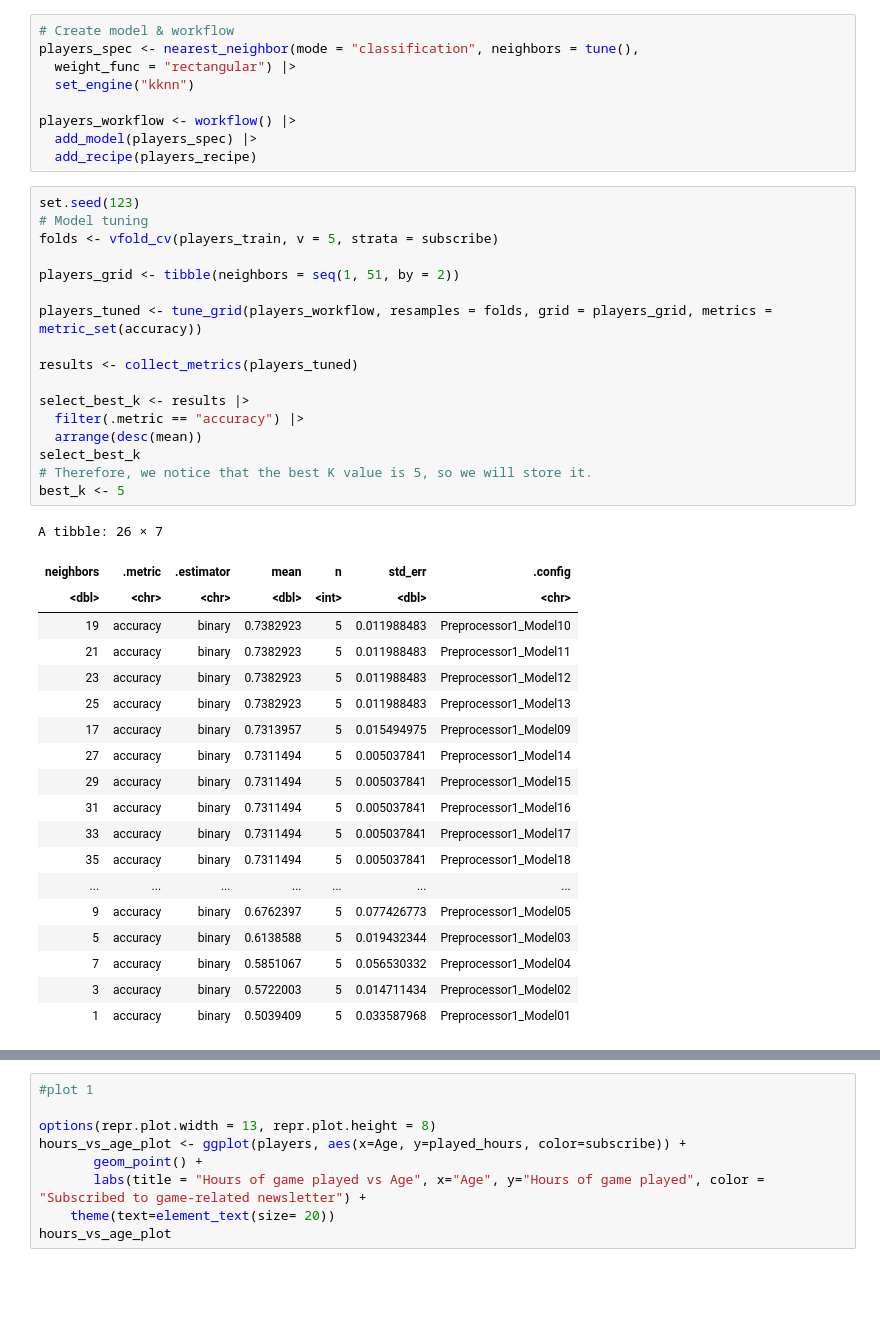
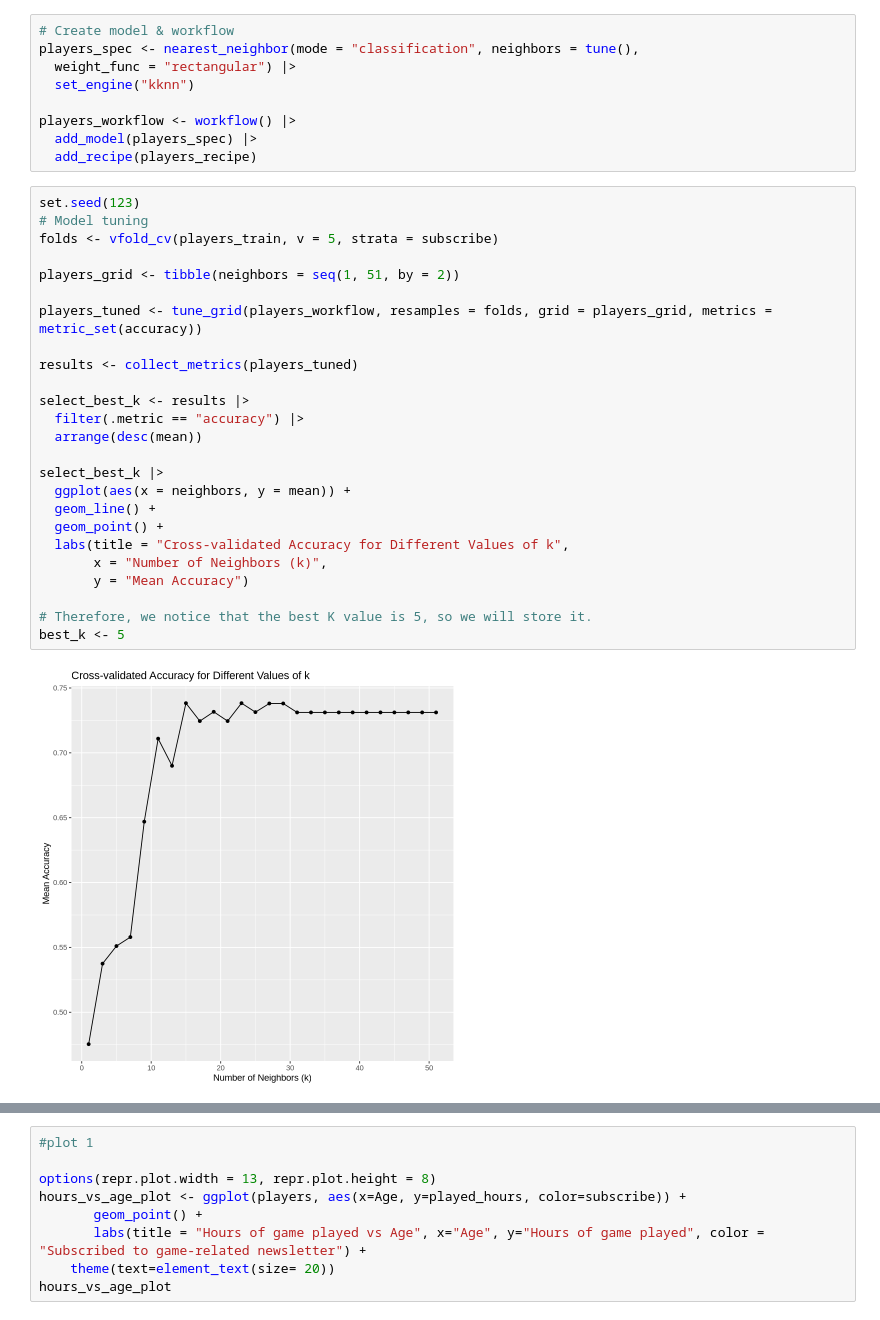
Before and after one commit to chantalfl18/DSCI-Final-Project, a Jupyter notebook: DSCI-Final-Project.ipynb, the cells around one changed output, grey strips where cells are left out. Saved outputs shown, nothing was run; the diff lists cells and outputs as text; blank space fills up the shorter version.

```diff
--- a/DSCI-Final-Project.ipynb
+++ b/DSCI-Final-Project.ipynb
@@ -134,40 +134,30 @@ players_workflow <- workflow() |>
 # %%
 set.seed(123)
 # Model tuning
 folds <- vfold_cv(players_train, v = 5, strata = subscribe)
 
 players_grid <- tibble(neighbors = seq(1, 51, by = 2))
 
 players_tuned <- tune_grid(players_workflow, resamples = folds, grid = players_grid, metrics = metric_set(accuracy))
 
 results <- collect_metrics(players_tuned)
 
 select_best_k <- results |>
   filter(.metric == "accuracy") |>
   arrange(desc(mean))
-select_best_k
+
+select_best_k |>
+  ggplot(aes(x = neighbors, y = mean)) +
+  geom_line() +
+  geom_point() +
+  labs(title = "Cross-validated Accuracy for Different Values of k",
+       x = "Number of Neighbors (k)",
+       y = "Mean Accuracy")
+
 # Therefore, we notice that the best K value is 5, so we will store it.
 best_k <- 5
 # %% [output]
-A tibble: 26 × 7
-| neighbors | .metric | .estimator | mean | n | std_err | .config |
-| <dbl> | <chr> | <chr> | <dbl> | <int> | <dbl> | <chr> |
-| 19 | accuracy | binary | 0.7382923 | 5 | 0.011988483 | Preprocessor1_Model10 |
-| 21 | accuracy | binary | 0.7382923 | 5 | 0.011988483 | Preprocessor1_Model11 |
-| 23 | accuracy | binary | 0.7382923 | 5 | 0.011988483 | Preprocessor1_Model12 |
-| 25 | accuracy | binary | 0.7382923 | 5 | 0.011988483 | Preprocessor1_Model13 |
-| 17 | accuracy | binary | 0.7313957 | 5 | 0.015494975 | Preprocessor1_Model09 |
-| 27 | accuracy | binary | 0.7311494 | 5 | 0.005037841 | Preprocessor1_Model14 |
-| 29 | accuracy | binary | 0.7311494 | 5 | 0.005037841 | Preprocessor1_Model15 |
-| 31 | accuracy | binary | 0.7311494 | 5 | 0.005037841 | Preprocessor1_Model16 |
-| 33 | accuracy | binary | 0.7311494 | 5 | 0.005037841 | Preprocessor1_Model17 |
-| 35 | accuracy | binary | 0.7311494 | 5 | 0.005037841 | Preprocessor1_Model18 |
-| ... | ... | ... | ... | ... | ... | ... |
-| 9 | accuracy | binary | 0.6762397 | 5 | 0.077426773 | Preprocessor1_Model05 |
-| 5 | accuracy | binary | 0.6138588 | 5 | 0.019432344 | Preprocessor1_Model03 |
-| 7 | accuracy | binary | 0.5851067 | 5 | 0.056530332 | Preprocessor1_Model04 |
-| 3 | accuracy | binary | 0.5722003 | 5 | 0.014711434 | Preprocessor1_Model02 |
-| 1 | accuracy | binary | 0.5039409 | 5 | 0.033587968 | Preprocessor1_Model01 |
+[figure, added]
 # %%
 # Rebuild with the best K
 players_model_bestk <- nearest_neighbor (mode = "classification",neighbors = best_k) |> set_engine("kknn")
```
Also changed, not shown: parts of 3 cells of this notebook.
